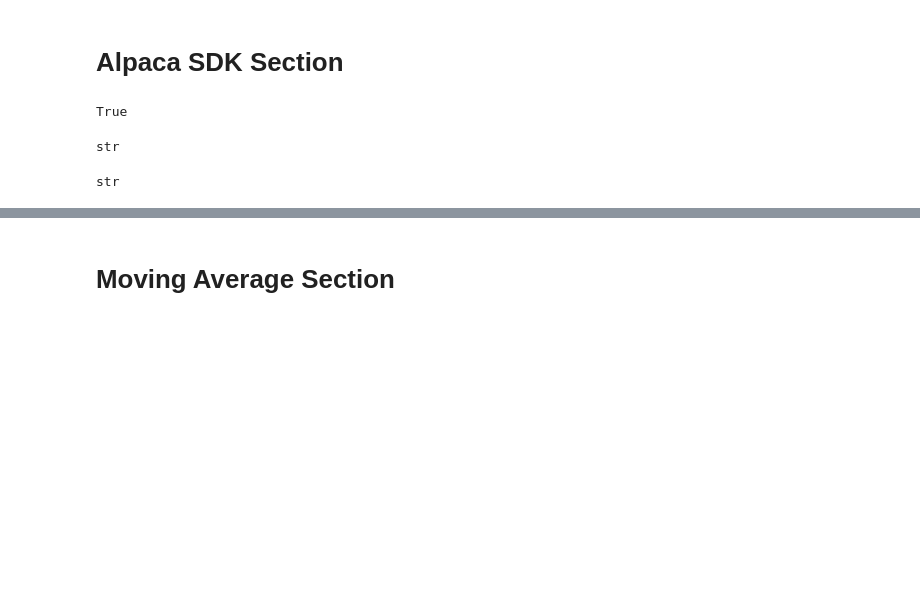
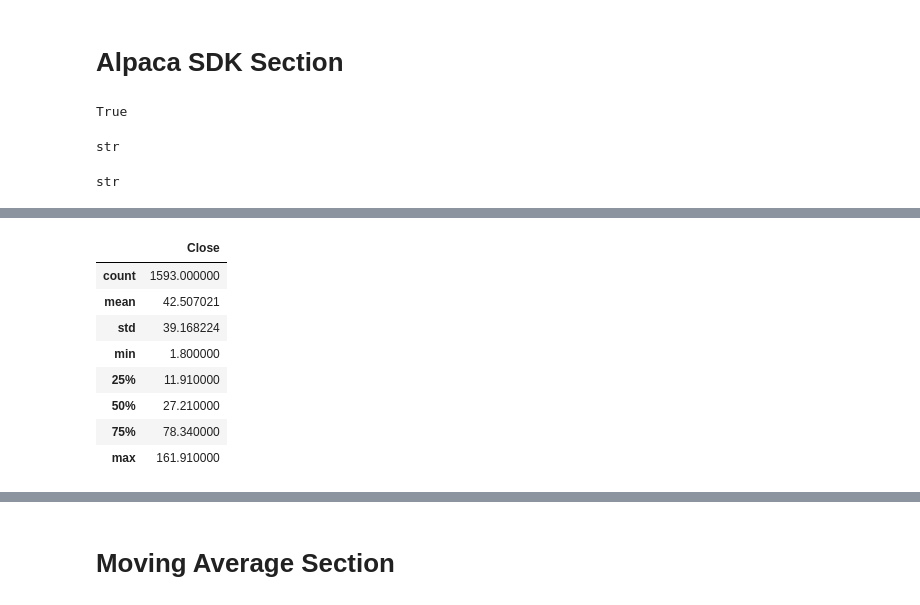
Before and after one commit to jake-viss/algorithmic_trader, a Jupyter notebook: algo_trader.ipynb, the cells around one changed output, grey strips where cells are left out. Cells and saved outputs as stored; diff of their text form; code cells hidden in the pictures; blank space fills up the shorter version.

```diff
--- a/algo_trader.ipynb
+++ b/algo_trader.ipynb
@@ -34,0 +62,13 @@ amd_df = alpaca.get_bars("AMD", TimeFrame.Day, "2018-01-01", "2022-04-30", adjus
+# %%
+amd_df = amd_df.rename(columns={"close": "Close"})
+amd_df.describe()
+# %% [output]
+|  | Close |
+| count | 1593.000000 |
+| mean | 42.507021 |
+| std | 39.168224 |
+| min | 1.800000 |
+| 25% | 11.910000 |
+| 50% | 27.210000 |
+| 75% | 78.340000 |
+| max | 161.910000 |
```
Also changed, not shown: parts of 23 cells of this notebook.
